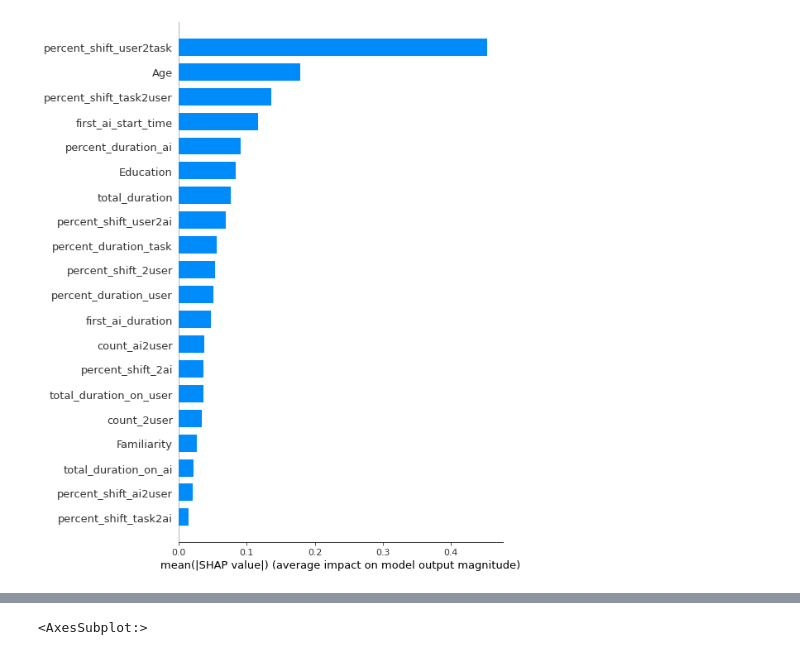
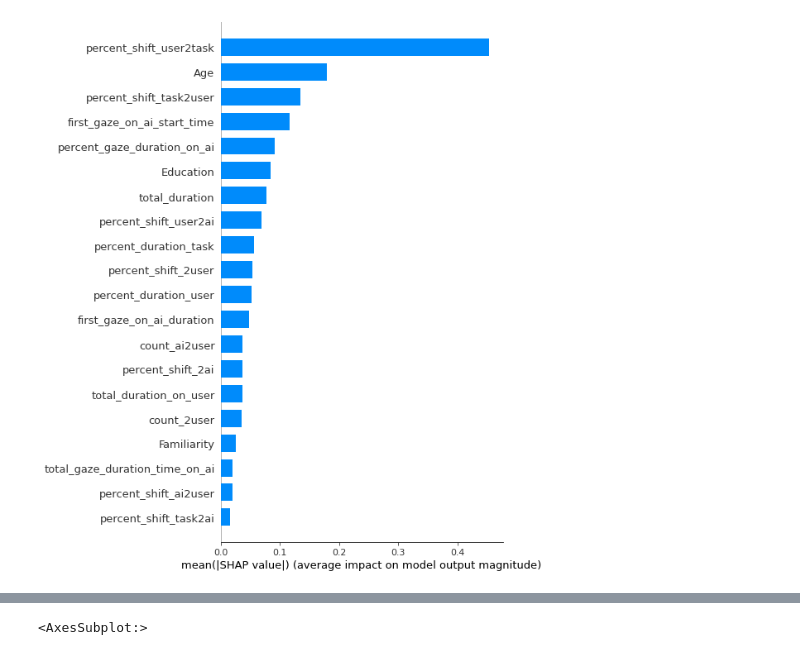
Before and after one commit to ymo6/user_ai_reliance, a Jupyter notebook: Alex's code/feature_selections.ipynb, the cells around one changed output, grey strips where cells are left out. Drawn from its saved outputs; the diff is of its cells as text; code cells hidden in the pictures.

```diff
--- a/Alex's code/feature_selections.ipynb
+++ b/Alex's code/feature_selections.ipynb
@@ -22,46 +22,47 @@ y = pd.read_excel(path + 'features.xlsx', usecols=['survey_reliance'])
 x = pd.read_excel(path + 'features.xlsx',
                   usecols=[
                            'total_duration',
-                           'percent_duration_ai',
-                           'total_duration_on_ai',
+                           'percent_gaze_duration_on_ai',
+                           'total_gaze_duration_time_on_ai',
                            'Trust',
                            'Familiarity',
                            'Age',
                            'Education',
+                           'Gender',
                            'percent_duration_task',
                            'total_duration_on_task',
                            'percent_duration_user',
                            'total_duration_on_user',
-                           'first_ai_start_time',
-                           'first_ai_duration',
+                           'first_gaze_on_ai_start_time',
+                           'first_gaze_on_ai_duration',
                            'count_ai2task',
                            'percent_shift_ai2task',
                            'count_ai2user',
                            'percent_shift_ai2user',
                            'count_task2user',
                            'percent_shift_task2user',
                            'count_task2ai',
                            'percent_shift_task2ai',
                            'count_user2ai',
                            'percent_shift_user2ai',
                            'count_user2task',
                            'percent_shift_user2task',
                            'percent_shift_2ai',
                            'percent_shift_2user',
                            'count_2task',
                            'count_2ai',
                            'count_2user',
                            'start_user_ai_acc',
                            'Orientation'])
 model = XGBRegressor(n_estimators=1000, max_depth=10, learning_rate=0.001)
 
 # Fit the Model
 model.fit(x, y)
 shap.initjs()
 explainer = shap.TreeExplainer(model)
 shap_values = explainer.shap_values(x)
 shap.summary_plot(shap_values, features=x, feature_names=x.columns, plot_type='bar')
 # %% [output]
 [interactive output not drawn]
-[figure, old version]
+[figure, new version]
 # %%
```
Also changed, not shown: parts of 3 cells of this notebook, 2 other files.
